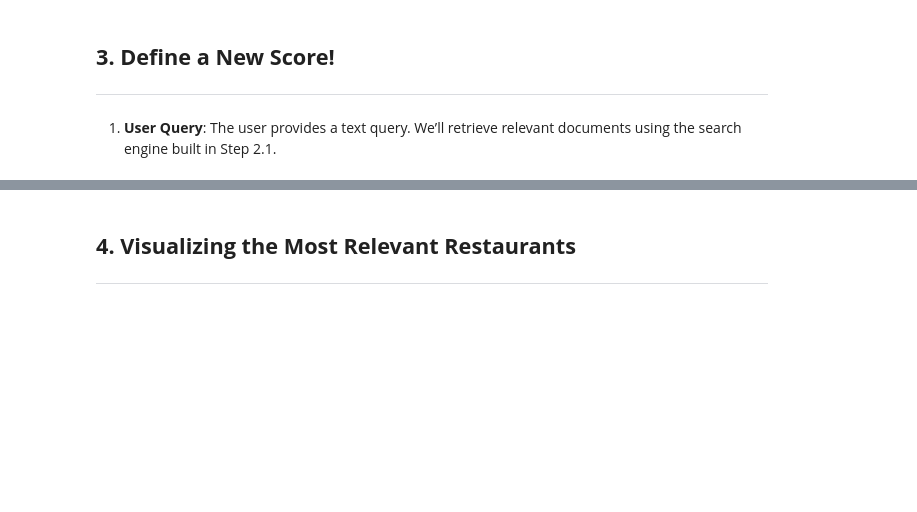
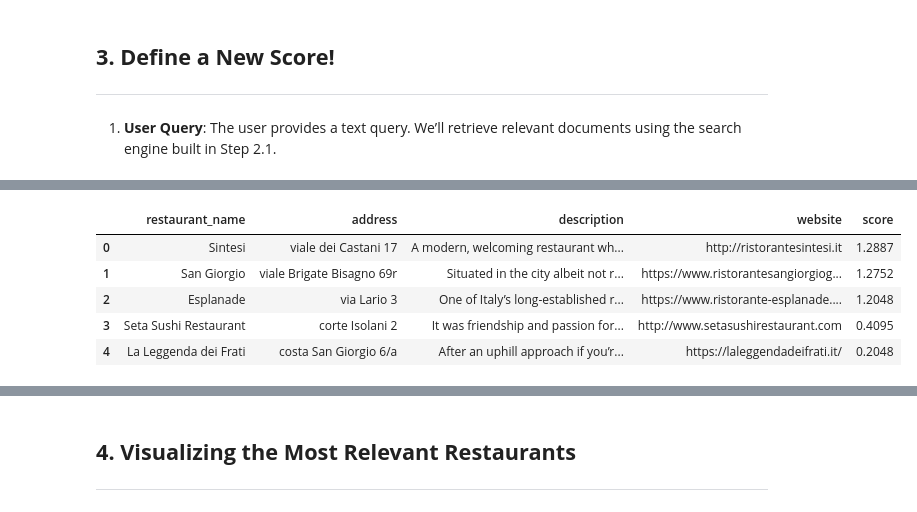
Before and after one commit to zimmy11/ADM-HW3, a Jupyter notebook: main.ipynb, the cells around one changed output, grey strips where cells are left out. Drawn from its saved outputs; the diff is of its cells as text; code cells hidden in the pictures; blank space fills up the shorter version.

```diff
--- a/main.ipynb
+++ b/main.ipynb
@@ -733,0 +768,23 @@ ___
+# %%
+query = 'MODERN; Seasonal CUISINE.'
+
+query_preprocessed = pd.Series(query)
+query_preprocessed = query_preprocessed.apply(functions.remove_stopwords).apply(functions.apply_stemming).apply(functions.remove_punc).apply(functions.apply_lemmatization)
+query_preprocessed = query_preprocessed.iloc[0]
+
+facilities_rq = ['Wheelchair access', 'Air Conditioning']
+facilities_rq = pd.Series(facilities_rq)
+facilities_rq = list(facilities_rq.apply(functions.remove_stopwords).apply(functions.apply_stemming).apply(functions.remove_punc).apply(functions.apply_lemmatization))
+
+cuisine_type_rq = ['Modern']
+cuisine_type_rq = pd.Series(cuisine_type_rq)
+cuisine_type_rq = list(cuisine_type_rq.apply(functions.remove_stopwords).apply(functions.apply_stemming).apply(functions.remove_punc).apply(functions.apply_lemmatization))
+
+functions.rank_new_score(query_preprocessed, updated_inverted_index, df, vocabulary, facilities_rq, cuisine_type_rq, k=5)
+# %% [output]
+|  | restaurant_name | address | description | website | score |
+| 0 | Sintesi | viale dei Castani 17 | A modern, welcoming restaurant wh... | http://ristorantesintesi.it | 1.2887 |
+| 1 | San Giorgio | viale Brigate Bisagno 69r | Situated in the city albeit not r... | https://www.ristorantesangiorgiog... | 1.2752 |
+| 2 | Esplanade | via Lario 3 | One of Italy’s long-established r... | https://www.ristorante-esplanade.... | 1.2048 |
+| 3 | Seta Sushi Restaurant | corte Isolani 2 | It was friendship and passion for... | http://www.setasushirestaurant.com | 0.4095 |
+| 4 | La Leggenda dei Frati | costa San Giorgio 6/a | After an uphill approach if you’r... | https://laleggendadeifrati.it/ | 0.2048 |
```
Also changed, not shown: parts of 18 cells of this notebook, 5 other files.
